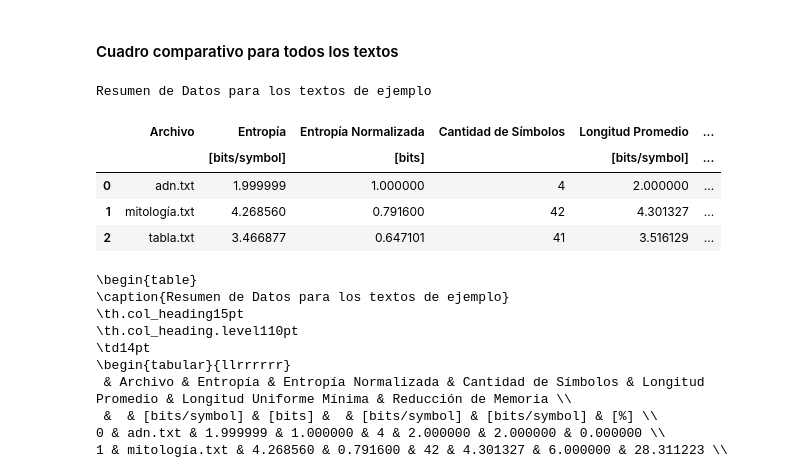
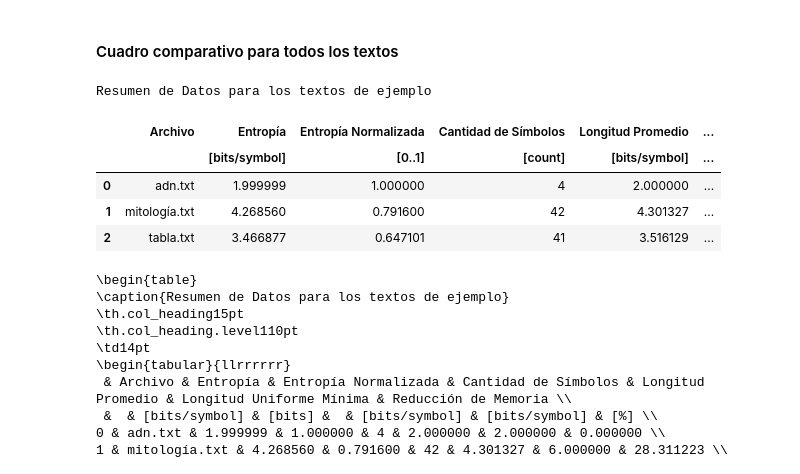
Before and after one commit to agus-pereyra/tp2-inferencia-y-estimacion, a Jupyter notebook: source/main.ipynb, the cells around one changed output. Saved outputs shown, nothing was run; the diff lists cells and outputs as text; code cells hidden in the pictures.

```diff
--- a/source/main.ipynb
+++ b/source/main.ipynb
@@ -221,8 +221,8 @@ labels = ['Archivo', 'Entropía', 'Entropía Normalizada', 'Cantidad de Símbolo
 data = [example_strings_name, h_list, eta_list, symbol_amount, average_length, uniform_length, memory_reduction]
 units = {
     "Entropía": "[bits/symbol]",
-    "Entropía Normalizada": "[bits]",
-    "# de Símbolos": "[count]",
+    "Entropía Normalizada": "[0..1]",
+    "Cantidad de Símbolos": "[count]",
     "Longitud Promedio": "[bits/symbol]",
     "Longitud Uniforme Mínima": "[bits/symbol]",
     "Reducción de Memoria": "[%]"
@@ -231,34 +231,34 @@ units = {
 df = pd.DataFrame()
 for label, collumn in zip(labels[::-1], data[::-1]):
     df.insert(0, label, collumn)
 
 # Agrega una fila en los índices para las unidades
 df.columns = pd.MultiIndex.from_tuples([(col, units.get(col, "")) for col in df.columns])
 
 # Formateo de la Tabla
 df = (
     df.style
 		.format(precision=6)
 		.set_caption('Resumen de Datos para los textos de ejemplo')
 		.set_table_styles([
 			{"selector": "caption",
 			"props": [("font-size", "18pt"), ("font-weight", "bold"), ("text-align", "center"), ("padding", "6px")]},
 			# head
 			{"selector": "th.col_heading",
 			"props": [("font-size", "15pt"), ("font-weight", "600"), ("text-align", "center")]},
 			# unidades
 			{"selector": "th.col_heading.level1",
 			"props": [("font-size", "10pt"), ("font-weight", "400")]},
 			# celdas
 			{"selector": "td",
 			"props": [("font-size", "14pt"), ("text-align", "center")]},
 		])
 )
 df
 # %% [output]
 Resumen de Datos para los textos de ejemplo
 |  | Archivo | Entropía | Entropía Normalizada | Cantidad de Símbolos | Longitud Promedio | ... |
-|  |  | [bits/symbol] | [bits] |  | [bits/symbol] | ... |
+|  |  | [bits/symbol] | [0..1] | [count] | [bits/symbol] | ... |
 | 0 | adn.txt | 1.999999 | 1.000000 | 4 | 2.000000 | ... |
 | 1 | mitología.txt | 4.268560 | 0.791600 | 42 | 4.301327 | ... |
 | 2 | tabla.txt | 3.466877 | 0.647101 | 41 | 3.516129 | ... |
```
Also changed, not shown: 3 other files.
